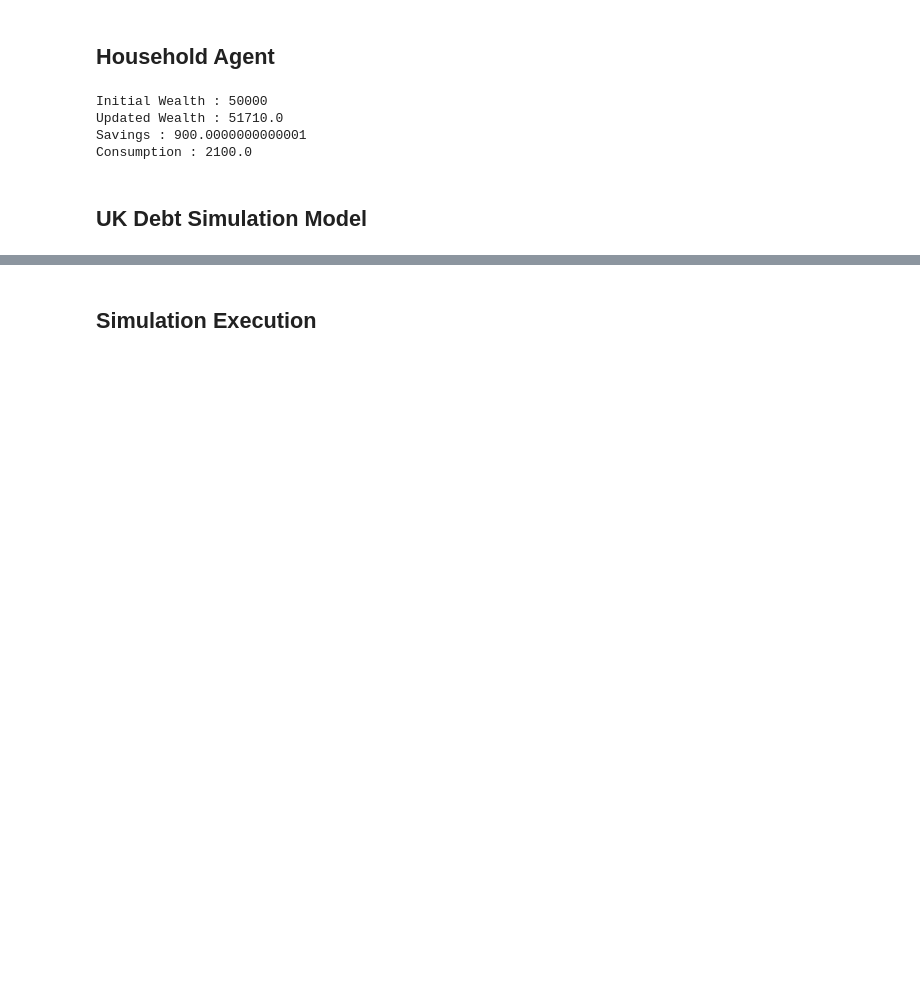
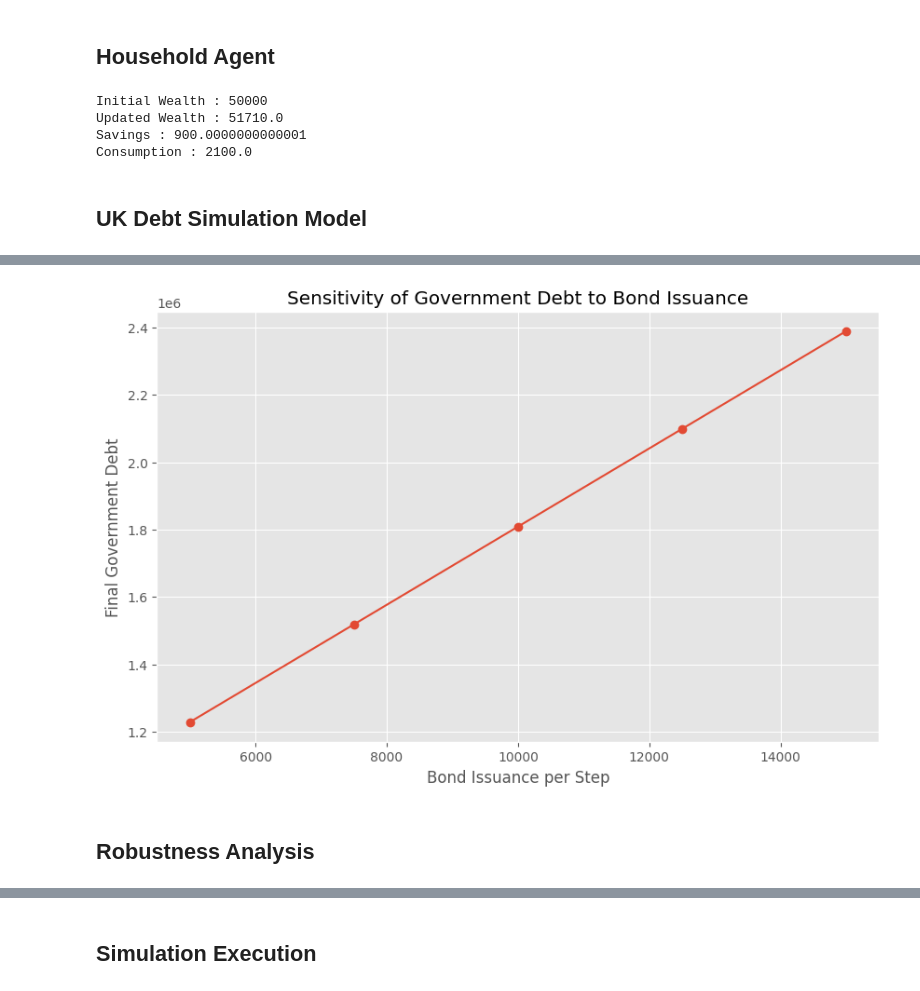
Before and after one commit to Nishhhhhhh/UK_debt_app, a Jupyter notebook: Agent_Based_Simulation.ipynb, the cells around one changed output, grey strips where cells are left out. Drawn from its saved outputs; the diff is of its cells as text; code cells hidden in the pictures; blank space fills up the shorter version.

```diff
--- a/Agent_Based_Simulation.ipynb
+++ b/Agent_Based_Simulation.ipynb
@@ -1132,0 +1473,24 @@ class UKDebtModel(Model):
+# %%
+sensitivity_results = []
+
+for issuance in [
+    5000,
+    7500,
+    10000,
+    12500,
+    15000
+]:
+
+    result = run_scenario(
+        bond_issuance=issuance,
+        interest_rate=0.03,
+        seed=42
+    )
+
+    sensitivity_results.append(result)
+
+sensitivity_df = pd.DataFrame(
+    sensitivity_results
+)
+
+display(sensitivity_df)
@@ -1132,0 +1504,18 @@ class UKDebtModel(Model):
+# %%
+plt.figure(figsize=(10,6))
+
+plt.plot(
+    sensitivity_df["Bond_Issuance"],
+    sensitivity_df["Final_Debt"],
+    marker="o"
+)
+
+plt.xlabel("Bond Issuance per Step")
+plt.ylabel("Final Government Debt")
+plt.title("Sensitivity of Government Debt to Bond Issuance")
+plt.grid(True)
+plt.show()
+# %% [output]
+[figure, added]
+# %% [markdown]
+## **Robustness Analysis**
```
Also changed, not shown: parts of 45 cells of this notebook.
